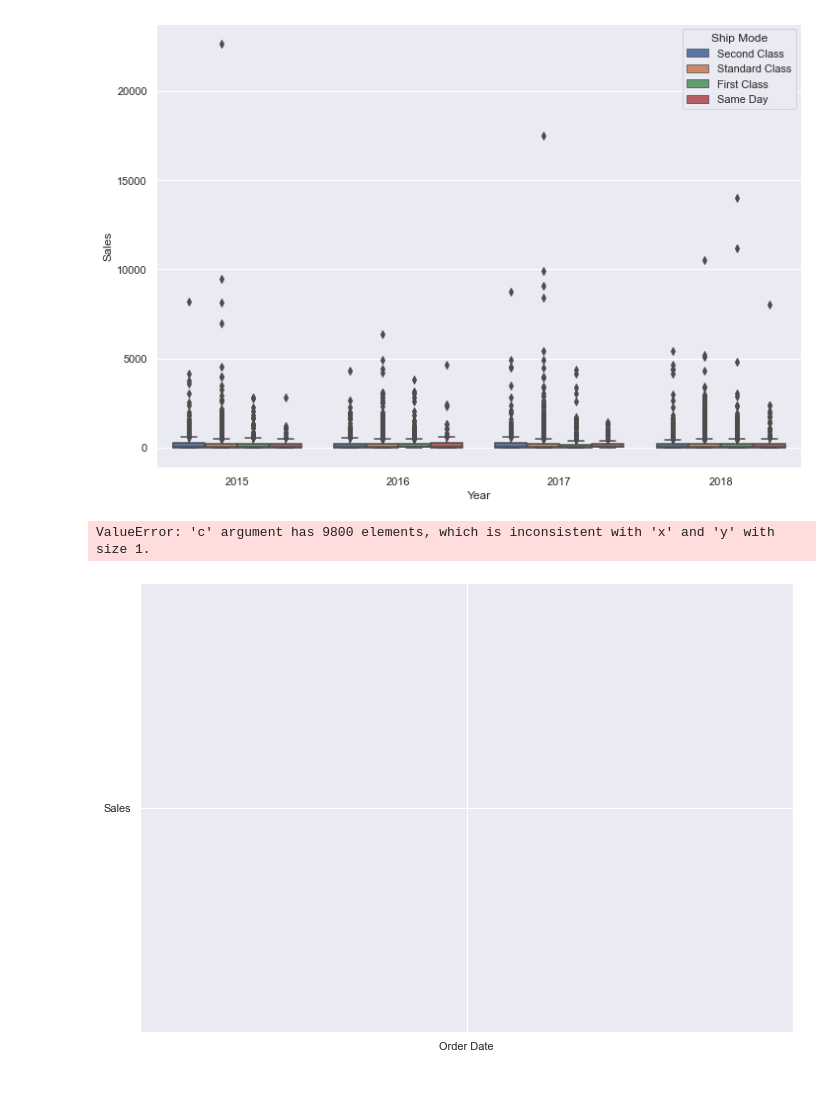
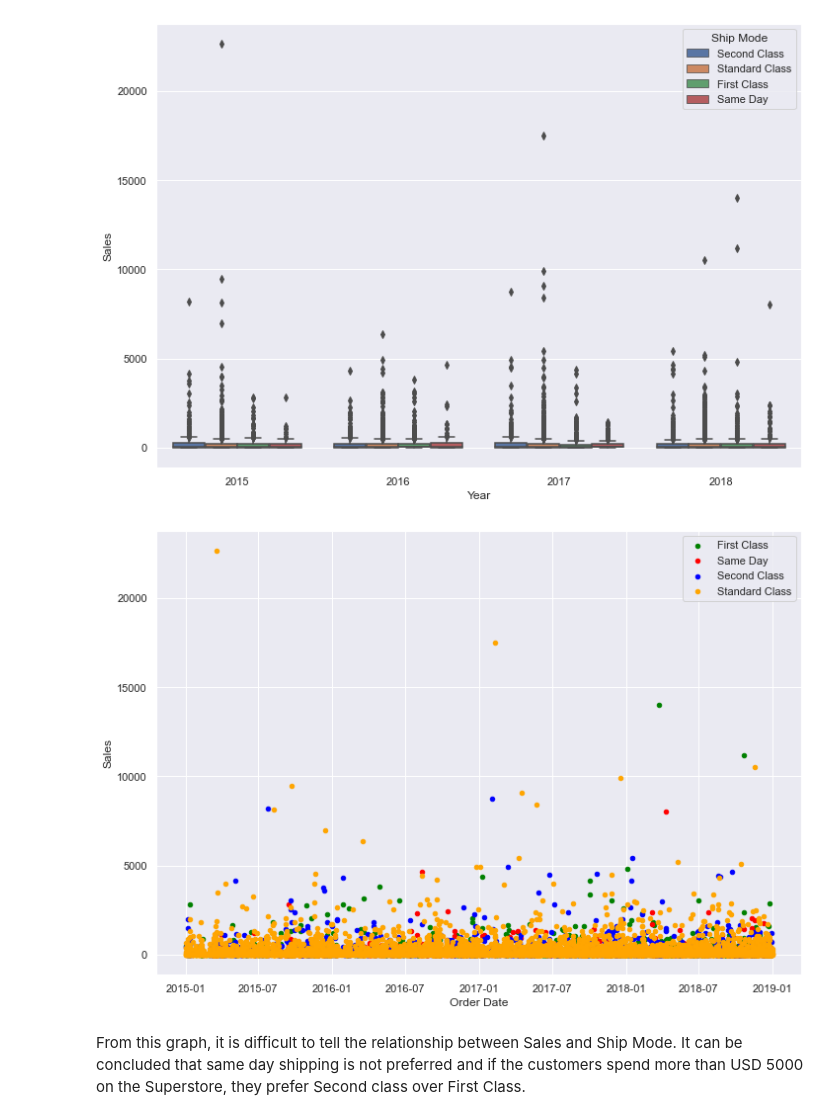
Before and after one commit to data301-2021-winter1/project-group18-project, a Jupyter notebook: notebooks/analysis2.ipynb, the cells around one changed output. Saved outputs shown, nothing was run; the diff lists cells and outputs as text; code cells hidden in the pictures; blank space fills up the shorter version.

```diff
--- a/notebooks/analysis2.ipynb
+++ b/notebooks/analysis2.ipynb
@@ -216,9 +231,14 @@ sns.boxplot(x='Year', y = 'Sales',data = df, hue = 'Ship Mode')
 <AxesSubplot:xlabel='Year', ylabel='Sales'>
 [figure]
 # %%
+fig, ax = plt.subplots()
 colors = {'Standard Class' : 'orange', 'Second Class' : 'blue', 'First Class' : 'green', 'Same Day' : 'red'}
-plt.scatter(x = 'Order Date', y = 'Sales',s = 100,c = df['Ship Mode'].map(colors))
+grouped = df.groupby('Ship Mode')
+for key, group in grouped:
+    group.plot(ax=ax, kind='scatter', x='Order Date', y='Sales', label=key, color=colors[key])
+
 plt.show()
 # %% [output]
-ValueError: 'c' argument has 9800 elements, which is inconsistent with 'x' and 'y' with size 1.
-[figure, old version]
+[figure, new version]
+# %% [markdown]
+From this graph, it is difficult to tell the relationship between Sales and Ship Mode. It can be concluded that same day shipping is not preferred and if the customers spend more than USD 5000 on the Superstore, they prefer Second class over First Class.
```
Also changed, not shown: parts of 7 cells of this notebook, 1 other file.
